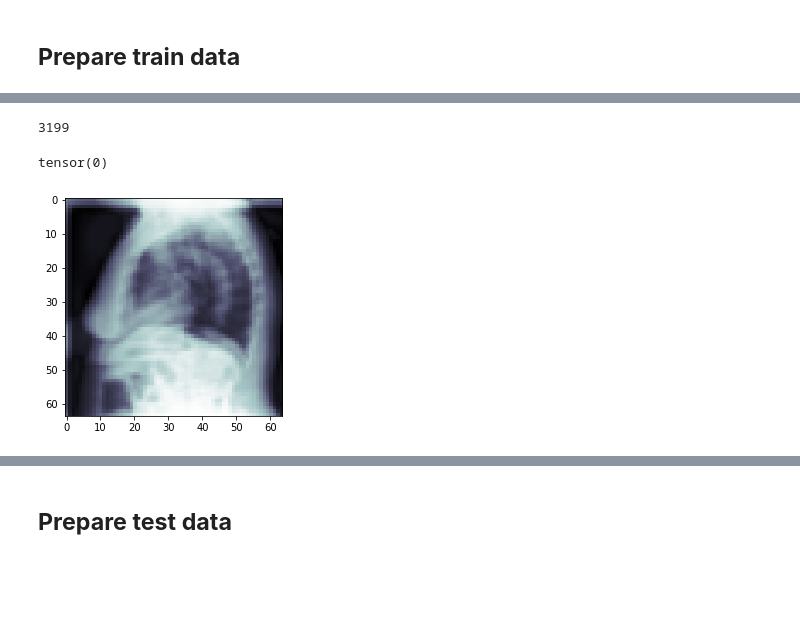
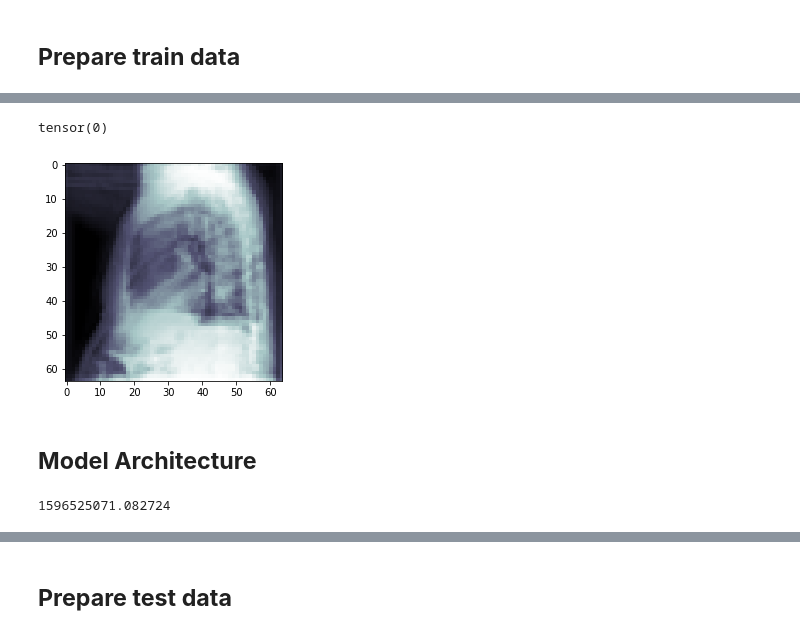
Before and after one commit to bernieee/sirius, a Jupyter notebook: AI_for_Med_image_analysis/Challenge_lungs_classification.ipynb, the cells around one changed output, grey strips where cells are left out. Saved outputs shown, nothing was run; the diff lists cells and outputs as text; code cells hidden in the pictures; blank space fills up the shorter version.

```diff
--- a/AI_for_Med_image_analysis/Challenge_lungs_classification.ipynb
+++ b/AI_for_Med_image_analysis/Challenge_lungs_classification.ipynb
@@ -85,3 +64,10 @@ for image in images:
     else:
         image_labels.update({image_name: 0})
     image_names.append(image_name)
+# %%
+##SERGE
+
+resized_images = {}
+
+for image_name in image_names:
+    resized_images[image_name] = np.asarray(Image.open(image_name).convert("L")) / 256
@@ -88 +83,28 @@ for image in images:
+# %%
+##SERGE
+
+class LungsClassificationDataset(Dataset):
+    def __init__(self, image_names, resized_images, image_labels):
+        self.image_names = image_names
+        self.resized_images = resized_images
+        self.image_labels = image_labels
+
+    def __len__(self):
+        return len(self.image_names)
+
+    def __getitem__(self, index):
+        image_path = self.image_names[index]
+
+        image_0 = self.resized_images[image_path]
+        label = self.image_labels[image_path]
+
+        image = torch.tensor(image_0)
+        label = torch.tensor(label)
+
+        return {'image':image, 'label':label}
+# %%
+train_image_names, val_image_names = train_test_split(image_names, test_size=0.2)
+
+train = LungsClassificationDataset(train_image_names, resized_images, image_labels)
+validation = LungsClassificationDataset(val_image_names, resized_images, image_labels)
 # %%
@@ -90,4 +111,0 @@ imageWidth, imageHeight = Image.open(image_names[0]).size
-# %%
-len(image_names)
-# %% [output]
-3199
@@ -121,5 +111,0 @@ class LungsClassificationDataset(Dataset):
-# %%
-train_image_names, val_image_names = train_test_split(image_names, test_size=0.2)
-
-train = LungsClassificationDataset(train_image_names, image_labels)
-validation = LungsClassificationDataset(val_image_names, image_labels)
@@ -128,7 +112,9 @@ c, imageWidth, imageHeight = train[0]['image'].shape
 # %%
 sample = train[5]
-plt.imshow(sample['image'].squeeze(0), cmap='bone')
+plt.imshow(sample['image'], cmap='bone')
 print(sample['label'])
 # %% [output]
 tensor(0)
-[figure, old version]
+[figure, new version]
+# %% [markdown]
+## **Model Architecture**
@@ -134,0 +191,5 @@ tensor(0)
+# %%
+import time
+print(time.time())
+# %% [output]
+1596525071.082724
```
Also changed, not shown: parts of 30 cells of this notebook.
